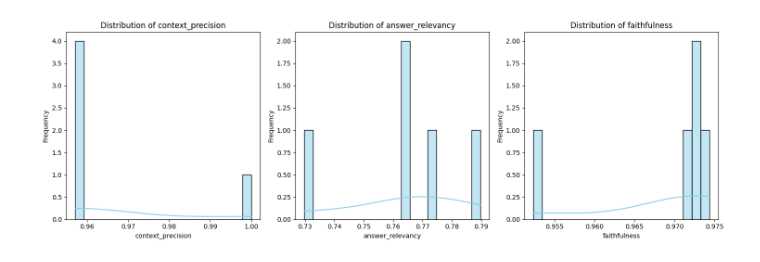
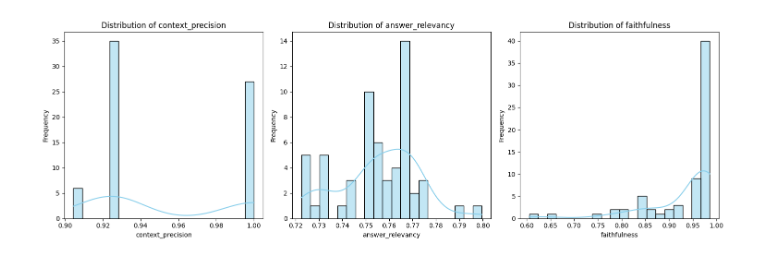
Before and after one commit to Ian-Arnott/TPE-TADL, a Jupyter notebook: backend/analysis.ipynb, the cells around one changed output. Drawn from its saved outputs; the diff is of its cells as text; code cells hidden in the pictures.

```diff
--- a/backend/analysis.ipynb
+++ b/backend/analysis.ipynb
@@ -6,8 +6,8 @@ import matplotlib.pyplot as plt
 # %%
 projects = [
     "UX_OPENAI_REFACTOR",
-    # "ITBA_NEW_AUTHENTICATION_SERVER",
-    # "TADL_RAG_SECRET_PROJECT"
+    "ITBA_NEW_AUTHENTICATION_SERVER",
+    "TADL_RAG_SECRET_PROJECT"
 ]
 # %%
 from time import sleep
@@ -19,7 +19,7 @@ SERVER_URL = "http://localhost:8000"  # Update if different
 # Report creation loop using API
 for project in projects:
     title = f"Report for {project}"
-    prompt = "Crear un informe sobre el proyecto."
+    prompt = "Crear un informe sobre el proyecto. Estamos preparandonos para la reunion de cierre del proyecto. Hay que presentar los progresos ante los directivos."
     files = [project]
 
     data = {
@@ -27,13 +27,13 @@ for project in projects:
         "prompt": prompt,
         "files": files
     }
-
-    try:
-        response = requests.post(f"{SERVER_URL}/reports/generate", json=data)
-        sleep(120)
-        response.raise_for_status()
-        print(f"Report created for project: {project}")
-    except requests.RequestException as e:
-        print(f"Error generating report for {project}: {e}")
+    for i in range(15):
+        try:
+            response = requests.post(f"{SERVER_URL}/reports/generate", json=data)
+            # sleep(120)
+            response.raise_for_status()
+            print(f"Report created for project: {project}")
+        except requests.RequestException as e:
+            print(f"Error generating report for {project}: {e}")
 # %% [output]
 Report created for project: UX_OPENAI_REFACTOR
@@ -40,27 +56,30 @@ Report created for project: UX_OPENAI_REFACTOR
 # %%
 conn = sqlite3.connect('reports.db')
 
 query = """
 SELECT context_precision, answer_relevancy, faithfulness
 FROM reports
 """
 df = pd.read_sql_query(query, conn)
 
 conn.close()
 
 cols = ['context_precision', 'answer_relevancy', 'faithfulness']
 df[cols] = df[cols].apply(pd.to_numeric, errors='coerce')
 df.dropna(subset=cols, inplace=True)
+# Drop 0 values
+# Hace falta porque el ragas devuelve 0 cuando hay error por demasiadas llamdas en simultaneo
+df = df[df[cols] != 0]
 
 plt.figure(figsize=(15, 5))
 for i, col in enumerate(cols):
     plt.subplot(1, 3, i + 1)
     sns.histplot(df[col], kde=True, bins=20, color='skyblue')
     plt.title(f'Distribution of {col}')
     plt.xlabel(col)
     plt.ylabel('Frequency')
 
 plt.tight_layout()
 plt.show()
 # %% [output]
-[figure, old version]
+[figure, new version]
```
Also changed, not shown: parts of 1 cell of this notebook, 1 other file.
